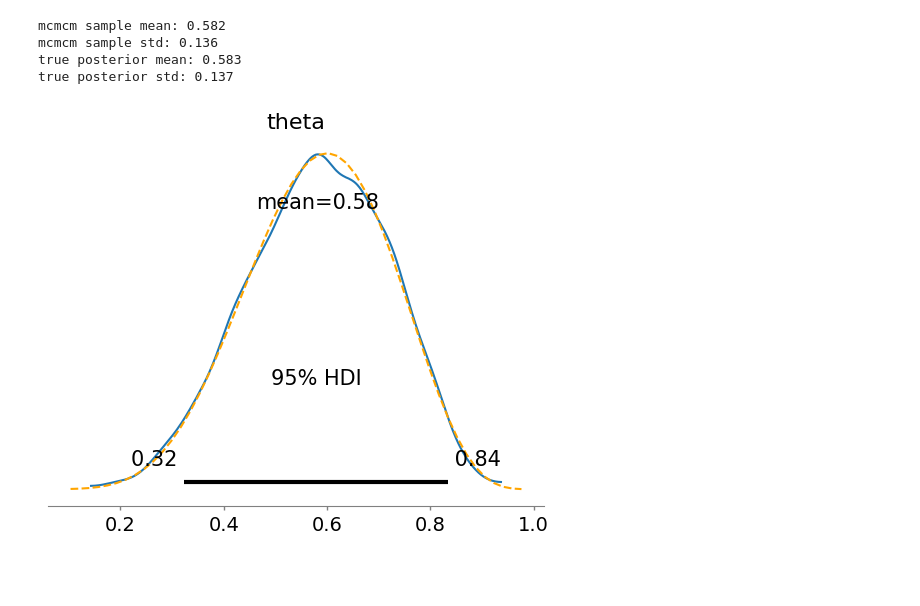
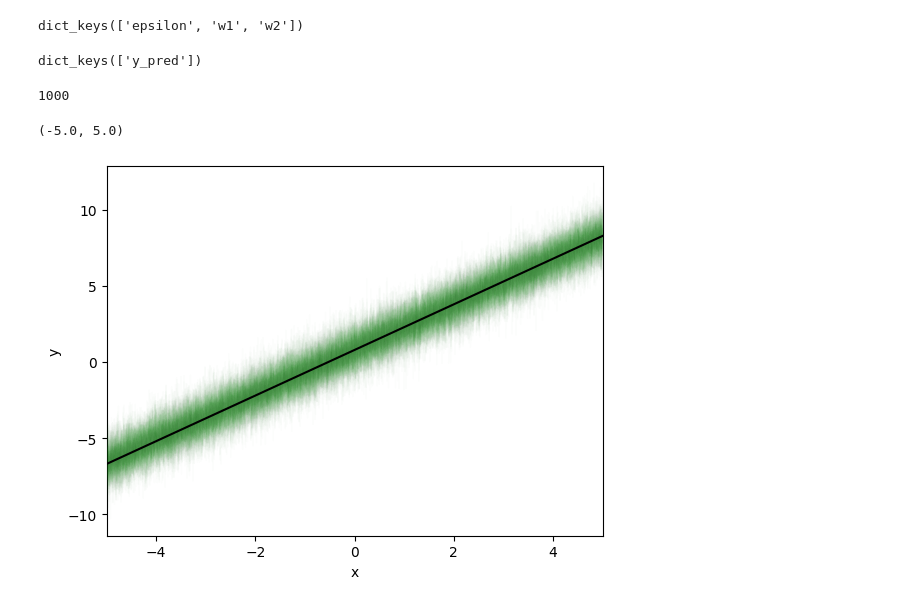
Before and after one commit to gonzou122/numpyro, a Jupyter notebook: code/test4.ipynb, the cells around one changed output. Cells and saved outputs as stored; diff of their text form; code cells hidden in the pictures; blank space fills up the shorter version.

```diff
--- a/code/test4.ipynb
+++ b/code/test4.ipynb
@@ -46,20 +69,38 @@ samples = mcmc.get_samples()
-# %%
-ax = az.plot_posterior(samples,hdi_prob=0.95)
-x_lin = np.linspace(*ax.get_xlim())
-
-#真の事後分布
-true_posterior = stats.beta(1 + np.sum(y), 1+ 10 -np.sum(y))
-
-#真の事後分布の可視化
-ax.plot(x_lin, true_posterior.pdf(x_lin), ls='--', color='orange')
-
-print('mcmcm sample mean: {:.3f}'.format(samples['theta'].mean()))
-print('mcmcm sample std: {:.3f}'.format(samples['theta'].std()))
-print('true posterior mean: {:.3f}'.format(true_posterior.mean()))
-print('true posterior std: {:.3f}'.format(true_posterior.std()))
-# %% [output]
-mcmcm sample mean: 0.582
-mcmcm sample std: 0.136
-true posterior mean: 0.583
-true posterior std: 0.137
-[figure, removed]
+# %%
+# get_samples()メソッドで結果を一括で取得
+posterior_samples = mcmc.get_samples()
+# %%
+#get_samplesの取得結果は辞書型　パラメータの推論結果が格納される
+posterior_samples.keys()
+# %% [output]
+dict_keys(['epsilon', 'w1', 'w2'])
+# %%
+#予測用のインスタンスを作成
+predictive = numpyro.infer.Predictive(model, posterior_samples)
+
+#パラメータ('epsilon', 'w1', 'w2')以外('y_pred')の確立変巣を予測出力
+#引数のxは観測データ(x_data)ではなく新しいデータ(予測したい新たしいデータ)
+predictive_samples = predictive(jax.random.PRNGKey(0), x=x_plot_data)
+# %%
+predictive_samples.keys()
+# %% [output]
+dict_keys(['y_pred'])
+# %%
+#1回のサンプルで出力されるyは100(x=100のため)
+predictive_samples['y_pred'][1,:].size
+# %% [output]
+1000
+# %%
+#1000回分のサンプルをプロットする
+for i in range(100):
+    plt.plot(np.linspace(-5,5,N),predictive_samples['y_pred'][i,:], lw=1, alpha=0.01, color='g', zorder=i)
+
+
+#真の値の直線をプロット
+plt.plot(x_plot_data, y_plot_data, color='black', label='assumption', zorder=i+3)
+plt.xlabel('x')
+plt.ylabel('y')
+plt.xlim(-5,5)
+# %% [output]
+(-5.0, 5.0)
+[figure, added]
```
Also changed, not shown: parts of 19 cells of this notebook.
